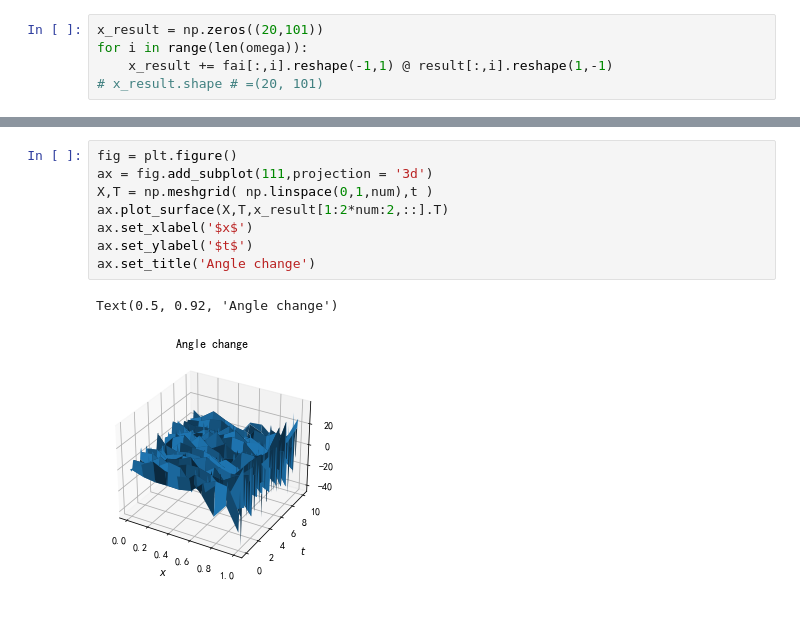
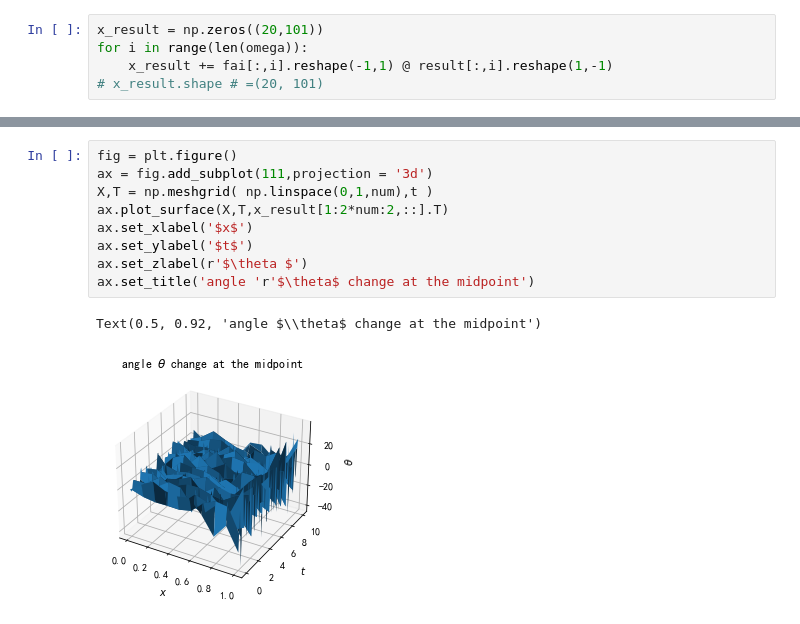
Before and after one commit to WindyLuf/Beam-Project, a Jupyter notebook: prapare.ipynb, the cells around one changed output, grey strips where cells are left out. Drawn from its saved outputs; the diff is of its cells as text.

```diff
--- a/prapare.ipynb
+++ b/prapare.ipynb
@@ -190,11 +223,12 @@ Text(0.5, 0.92, 'displacement of x')
 # %%
 fig = plt.figure()
 ax = fig.add_subplot(111,projection = '3d')
 X,T = np.meshgrid( np.linspace(0,1,num),t )
 ax.plot_surface(X,T,x_result[1:2*num:2,::].T)
 ax.set_xlabel('$x$')
 ax.set_ylabel('$t$')
-ax.set_title('Angle change')
+ax.set_zlabel(r'$\theta $')
+ax.set_title('angle 'r'$\theta$ change at the midpoint')
 # %% [output]
-Text(0.5, 0.92, 'Angle change')
+Text(0.5, 0.92, 'angle $\\theta$ change at the midpoint')
-[figure, old version]
+[figure, new version]
```
Also changed, not shown: parts of 6 cells of this notebook.
